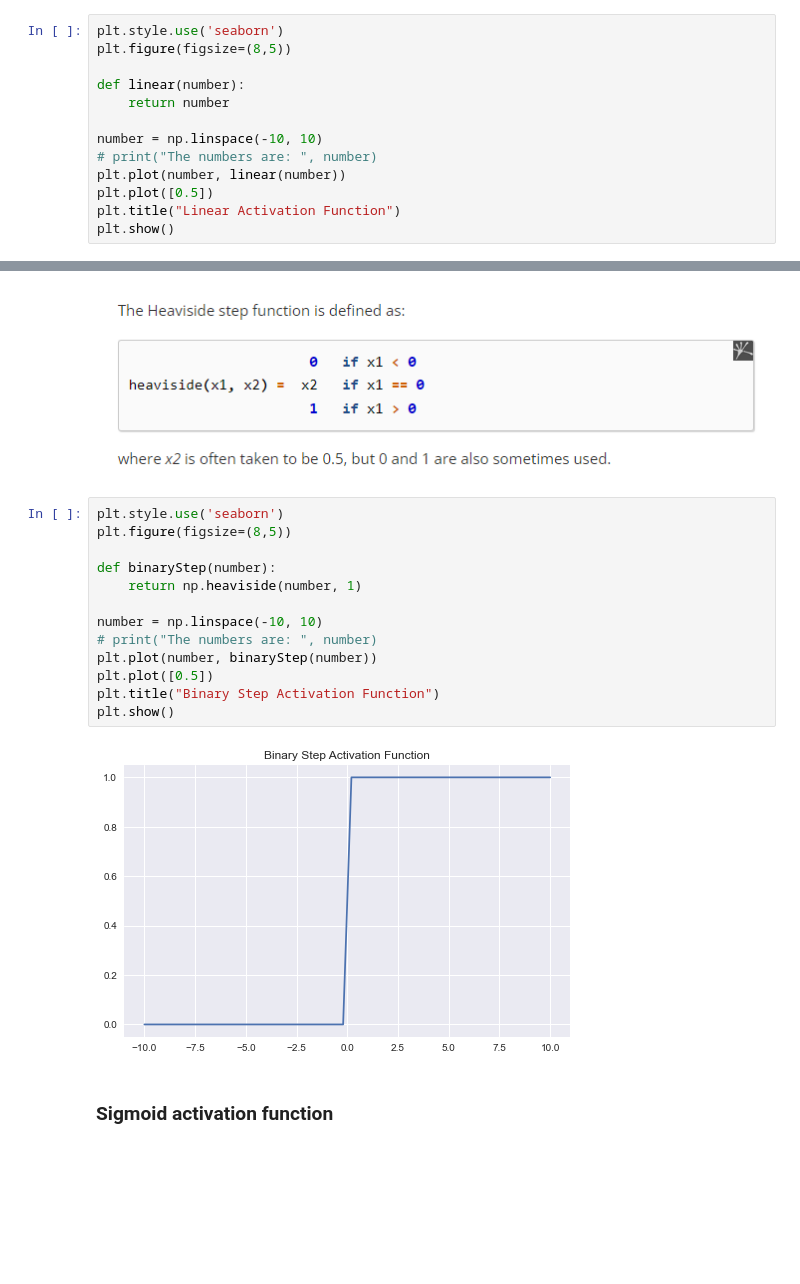
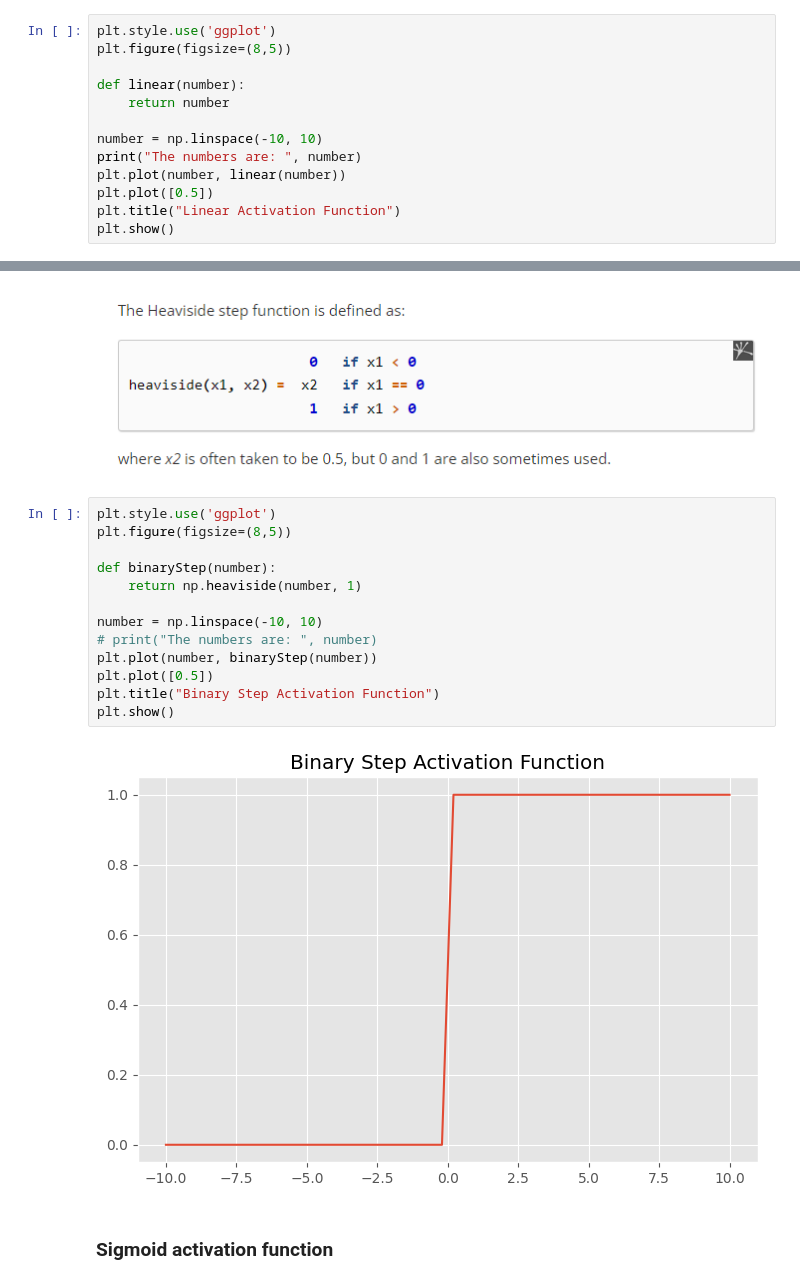
Before and after one commit to alaminbhuyan/Activation-Function-Implementation, a Jupyter notebook: Activation Function.ipynb, the cells around one changed output, grey strips where cells are left out. Drawn from its saved outputs; the diff is of its cells as text; blank space fills up the shorter version.

```diff
--- a/Activation Function.ipynb
+++ b/Activation Function.ipynb
@@ -14,14 +14,14 @@ import matplotlib.pyplot as plt
 # %% [markdown]
 ### Linear activation function
 # %%
-plt.style.use('seaborn')
+plt.style.use('ggplot')
 plt.figure(figsize=(8,5))
 
 def linear(number):
     return number
 
 number = np.linspace(-10, 10)
-# print("The numbers are: ", number)
+print("The numbers are: ", number)
 plt.plot(number, linear(number))
 plt.plot([0.5])
 plt.title("Linear Activation Function")
@@ -40,19 +50,19 @@ Link: https://numpy.org/doc/stable/reference/generated/numpy.heaviside.html
 # %% [markdown]
 ![image.png](attachment:bf050512-796f-4dc5-8fb1-c4e4f93c29ca.png)
 # %%
-plt.style.use('seaborn')
+plt.style.use('ggplot')
 plt.figure(figsize=(8,5))
 
 def binaryStep(number):
     return np.heaviside(number, 1)
 
 number = np.linspace(-10, 10)
 # print("The numbers are: ", number)
 plt.plot(number, binaryStep(number))
 plt.plot([0.5])
 plt.title("Binary Step Activation Function")
 plt.show()
 # %% [output]
-[figure, old version]
+[figure, new version]
 # %% [markdown]
 ### Sigmoid activation function
```
Also changed, not shown: parts of 10 cells of this notebook.
